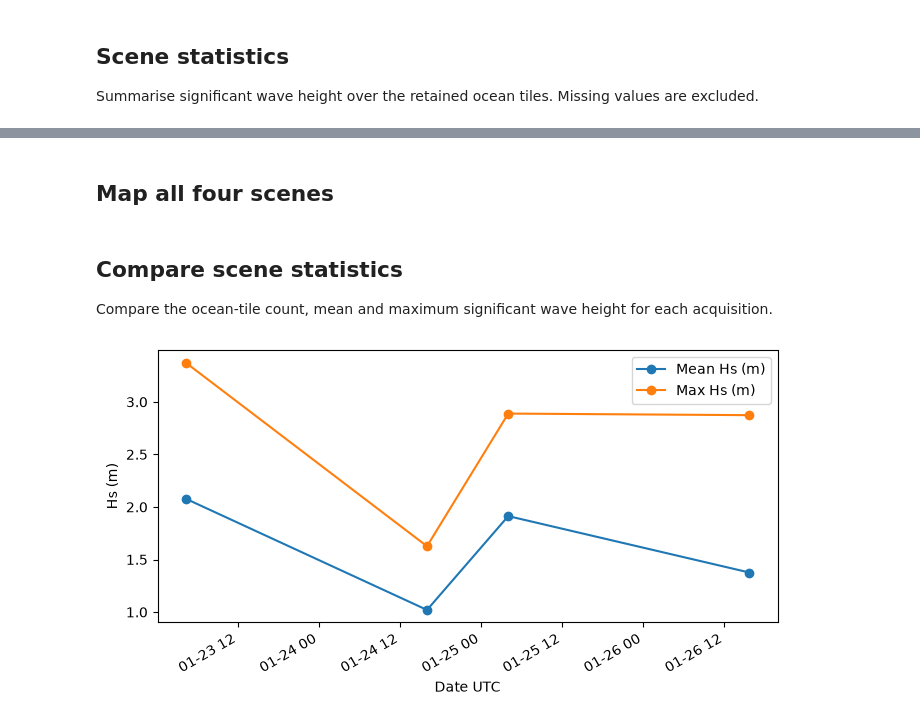
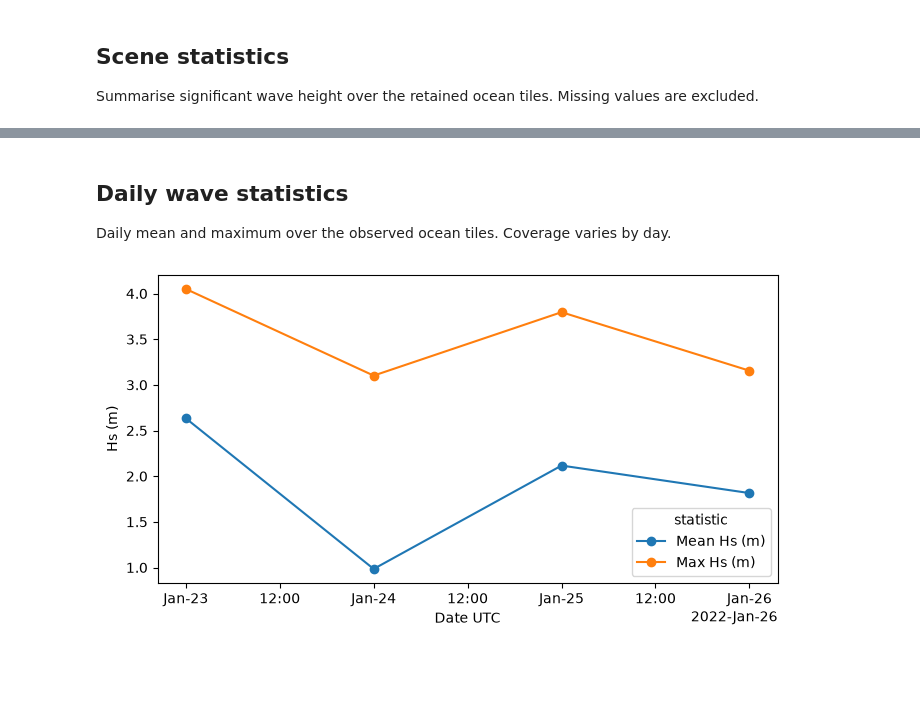
Before and after one commit to ESA-EarthCODE/ocean_hackathon, a Jupyter notebook: 1_Datasets/sarwave/access.ipynb, the cells around one changed output, grey strips where cells are left out. Cells and saved outputs as stored; diff of their text form; code cells hidden in the pictures; blank space fills up the shorter version.

Commit message:
updating sarwave ds

```diff
--- a/1_Datasets/sarwave/access.ipynb
+++ b/1_Datasets/sarwave/access.ipynb
@@ -19,12 +19,13 @@ Open the `intraburst` group for the IW2 swath on 23 January 2022. The dataset co
 # %%
-base = (
-    "https://cerweb.ifremer.fr/datarmor/sarwave/diffusion/sar/iw/slc/l2/"
-    "experimental_product_collection/v3.0/17.5km/uncompressed_zarr/2022/"
+interburst = xr.open_zarr("https://s3.waw4-1.cloudferro.com/EarthCODE/OSCAssets/sarwave/l2-2022/combined_sarwave-2022-interburst.zarr/")
+intraburst = xr.open_zarr("https://s3.waw4-1.cloudferro.com/EarthCODE/OSCAssets/sarwave/l2-2022/combined_sarwave-2022-intraburst.zarr/")
+
+ds = intraburst[["hs_most_likely", "land_flag", "center_lat", "center_lon"]].assign_coords(time=intraburst.source_sensing_start)
+ds = ds.where(
+    ((ds.time >= np.datetime64("2022-01-23"))
+     & (ds.time < np.datetime64("2022-01-27"))
+     & (ds.center_lon >= 23) & (ds.center_lon <= 37)
+     & (ds.center_lat >= 32.5) & (ds.center_lat <= 39)).compute(),
+    drop=True,
 )
-zarr_href = base + (
-    "023/S1A_IW_WAV__2SDV_20220123T041601_20220123T041628_041583_04F232_1CB1_E11.SAFE/"
-    "l2-s1a-iw2-wav-dv-20220123t041602-20220123t041627-041583-04f232-e11.zarr"
-)
-
-ds = xr.open_zarr(zarr_href, group="intraburst")
 ds
@@ -91,2 +143,0 @@ waves = [hs] + [d.hs_most_likely.where(d.land_flag == 0) for d in datasets[1:]]
-# %% [markdown]
-## Map all four scenes
@@ -118,18 +144,17 @@ plt.show()
 # %% [markdown]
-## Compare scene statistics
+## Daily wave statistics
 
-Compare the ocean-tile count, mean and maximum significant wave height for each acquisition.
+Daily mean and maximum over the observed ocean tiles. Coverage varies by day.
 # %%
-# Acquisition start times come from the product metadata, in UTC.
-times = pd.to_datetime([d.attrs["start_date"] for d in datasets])
-
-stats = pd.DataFrame({
-    "Date UTC": pd.to_datetime(times),
-    "Mean Hs (m)": [float(w.mean()) for w in waves],
-    "Max Hs (m)": [float(w.max()) for w in waves],
+daily = hs.assign_coords(time=hs.time.dt.floor("D").compute()).groupby("time")
+stats = xr.Dataset({
+    "Mean Hs (m)": daily.mean(dim=["source", "tile_line", "tile_sample"]),
+    "Max Hs (m)": daily.max(dim=["source", "tile_line", "tile_sample"]),
 })
 
-stats.plot(x="Date UTC", marker="o", ylabel="Hs (m)", figsize=(8, 4))
+stats.to_array("statistic").plot.line(x="time", hue="statistic", marker="o", figsize=(8, 4))
+plt.xlabel("Date UTC")
+plt.ylabel("Hs (m)")
 plt.show()
 # %% [output]
-[figure, old version]
+[figure, new version]
```
Also changed, not shown: parts of 9 cells of this notebook.
